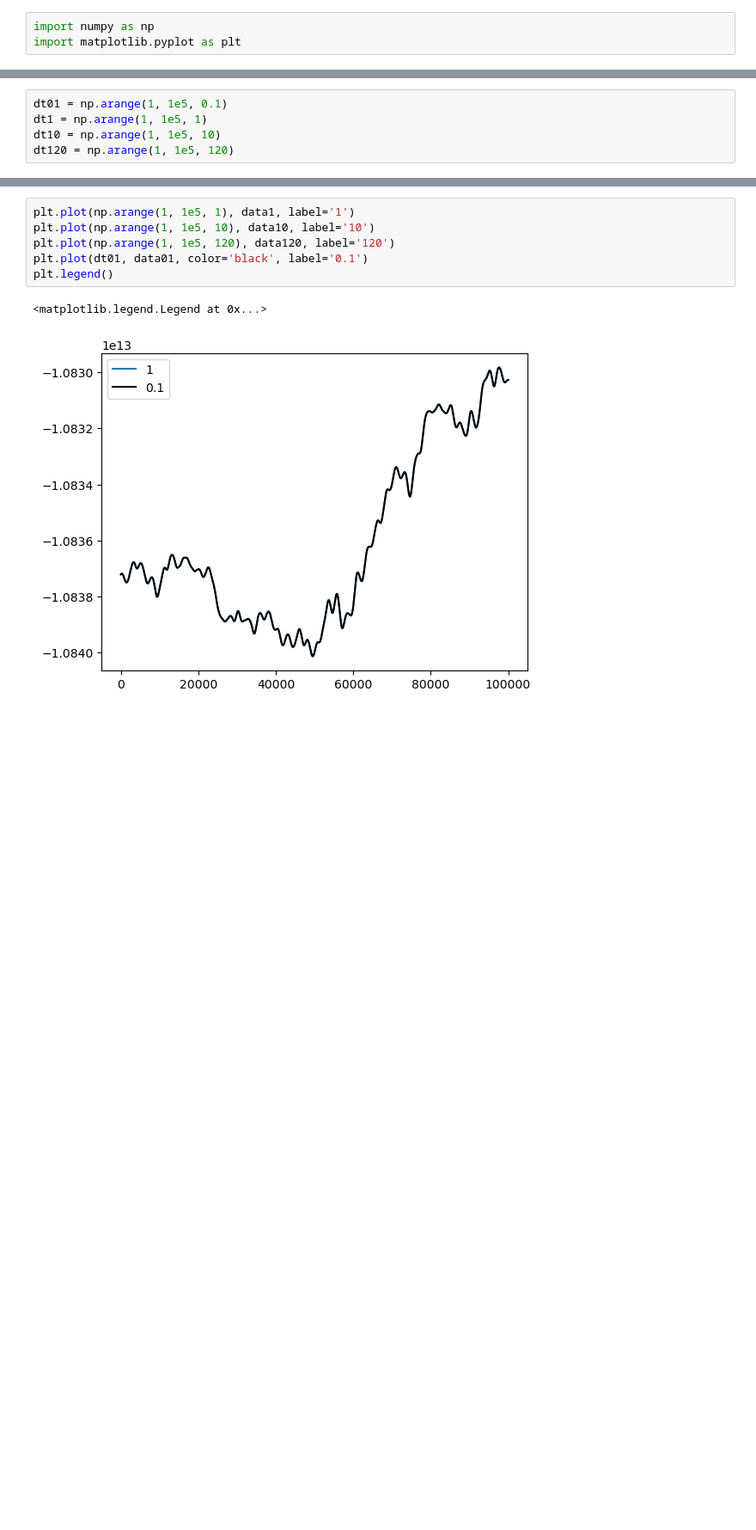
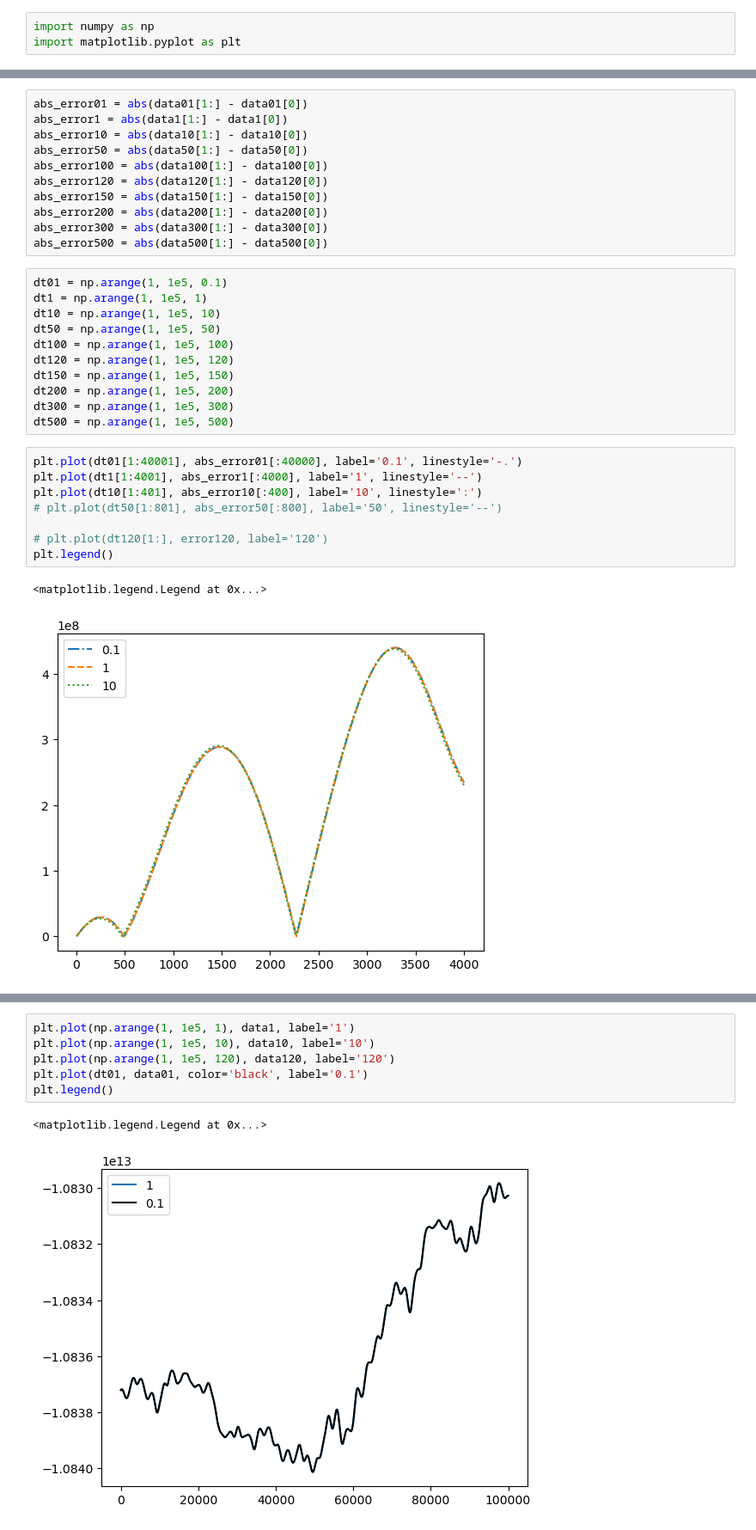
Before and after one commit to ThijsSpoor99/Project-Computational-Science, a Jupyter notebook: energyTesting.ipynb, the cells around one changed output, grey strips where cells are left out. Shown at 86% size. Cells and saved outputs as stored; diff of their text form; blank space fills up the shorter version.

Commit message:
added additional centaur energy outputs for testing and adjusted error calcs

```diff
--- a/energyTesting.ipynb
+++ b/energyTesting.ipynb
@@ -14,5 +20,33 @@ error120 = (data120[1:] - data120[:-1]) / np.abs(data120[0])
+# %%
+abs_error01 = abs(data01[1:] - data01[0])
+abs_error1 = abs(data1[1:] - data1[0])
+abs_error10 = abs(data10[1:] - data10[0])
+abs_error50 = abs(data50[1:] - data50[0])
+abs_error100 = abs(data100[1:] - data100[0])
+abs_error120 = abs(data120[1:] - data120[0])
+abs_error150 = abs(data150[1:] - data150[0])
+abs_error200 = abs(data200[1:] - data200[0])
+abs_error300 = abs(data300[1:] - data300[0])
+abs_error500 = abs(data500[1:] - data500[0])
 # %%
 dt01 = np.arange(1, 1e5, 0.1)
 dt1 = np.arange(1, 1e5, 1)
 dt10 = np.arange(1, 1e5, 10)
+dt50 = np.arange(1, 1e5, 50)
+dt100 = np.arange(1, 1e5, 100)
 dt120 = np.arange(1, 1e5, 120)
+dt150 = np.arange(1, 1e5, 150)
+dt200 = np.arange(1, 1e5, 200)
+dt300 = np.arange(1, 1e5, 300)
+dt500 = np.arange(1, 1e5, 500)
+# %%
+plt.plot(dt01[1:40001], abs_error01[:40000], label='0.1', linestyle='-.')
+plt.plot(dt1[1:4001], abs_error1[:4000], label='1', linestyle='--')
+plt.plot(dt10[1:401], abs_error10[:400], label='10', linestyle=':')
+# plt.plot(dt50[1:801], abs_error50[:800], label='50', linestyle='--')
+
+# plt.plot(dt120[1:], error120, label='120')
+plt.legend()
+# %% [output]
+<matplotlib.legend.Legend at 0x...>
+[figure, added]
```
Also changed, not shown: parts of 6 cells of this notebook, 7 other files.
